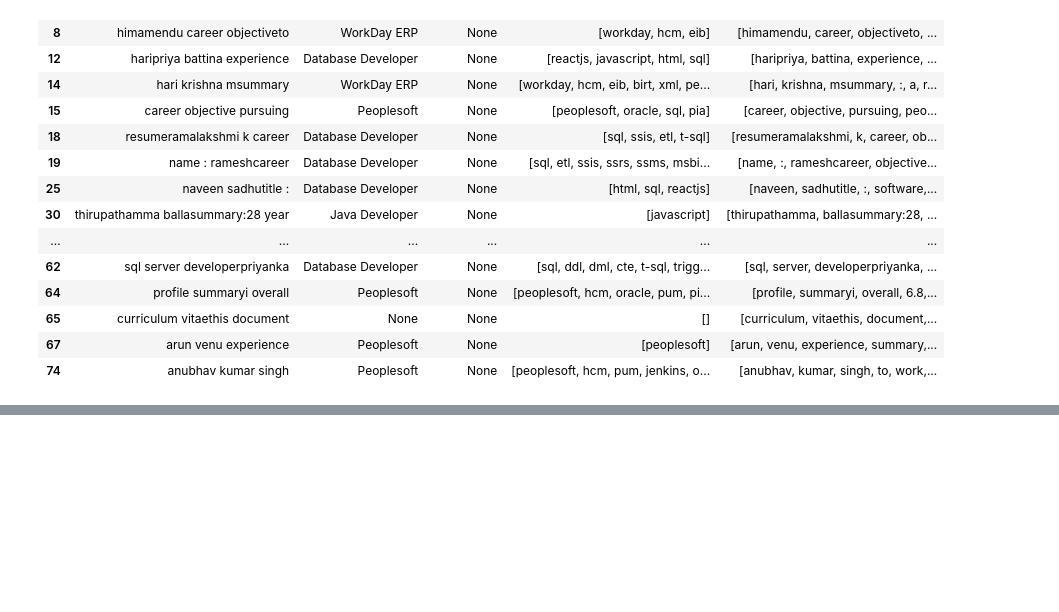
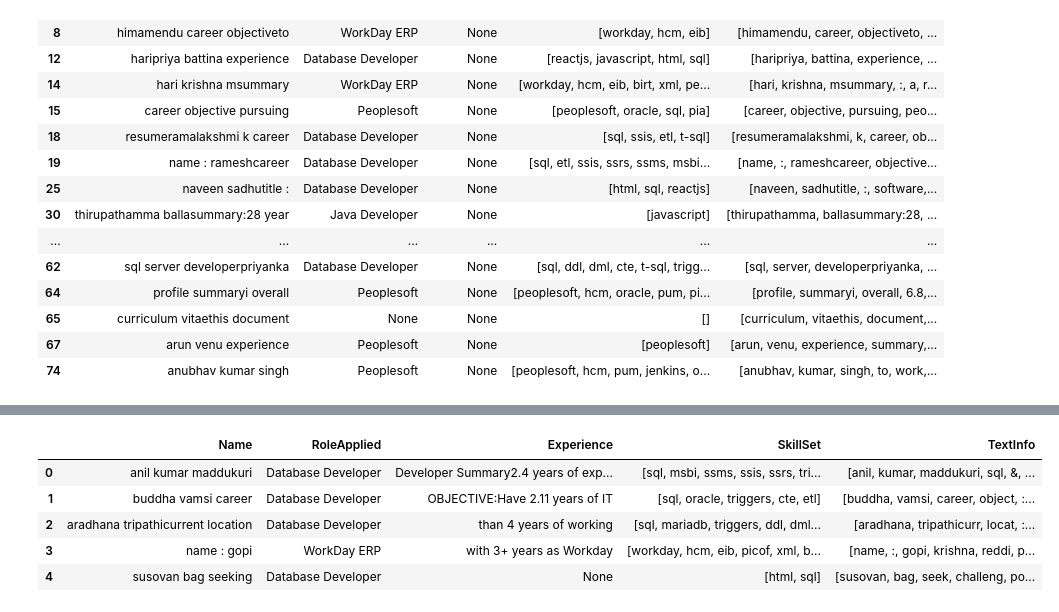
Before and after one commit to renkuntlamahessh/Resume-Classification-Project-, a Jupyter notebook: Resume_Classification.ipynb, the cells around one changed output, grey strips where cells are left out. Cells and saved outputs as stored; diff of their text form; code cells hidden in the pictures; blank space fills up the shorter version.

```diff
--- a/Resume_Classification.ipynb
+++ b/Resume_Classification.ipynb
@@ -367,0 +373,2 @@ ResumeText
+# %%
+ps=PorterStemmer()
@@ -367,0 +393,12 @@ ResumeText
+# %%
+#tem.review=tem.review.apply(lambda x: [ps.stem(word) for word in x])
+ResumeText.TextInfo=ResumeText.TextInfo.apply(lambda x: [ps.stem(word) for word in x])
+# %%
+ResumeText.head()
+# %% [output]
+|  | Name | RoleApplied | Experience | SkillSet | TextInfo |
+| 0 | anil kumar maddukuri | Database Developer | Developer Summary2.4 years of exp... | [sql, msbi, ssms, ssis, ssrs, tri... | [anil, kumar, maddukuri, sql, &, ... |
+| 1 | buddha vamsi career | Database Developer | OBJECTIVE:Have 2.11 years of IT | [sql, oracle, triggers, cte, etl] | [buddha, vamsi, career, object, :... |
+| 2 | aradhana tripathicurrent location | Database Developer | than 4 years of working | [sql, mariadb, triggers, ddl, dml... | [aradhana, tripathicurr, locat, :... |
+| 3 | name : gopi | WorkDay ERP | with 3+ years as Workday | [workday, hcm, eib, picof, xml, b... | [name, :, gopi, krishna, reddi, p... |
+| 4 | susovan bag seeking | Database Developer | None | [html, sql] | [susovan, bag, seek, challeng, po... |
```
Also changed, not shown: parts of 21 cells of this notebook.
